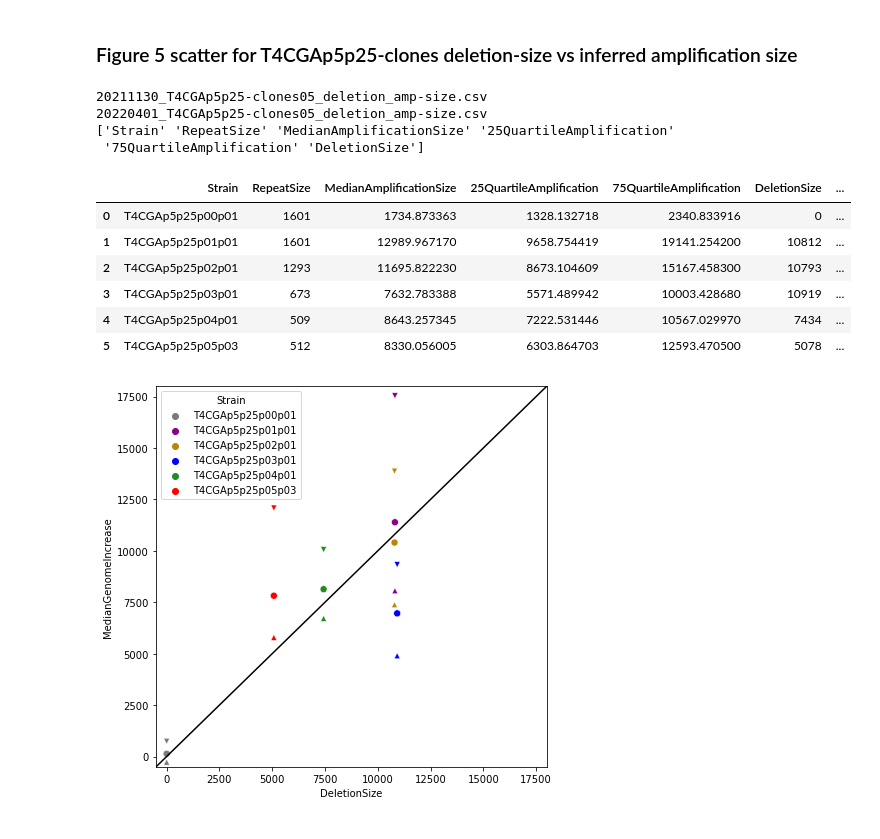
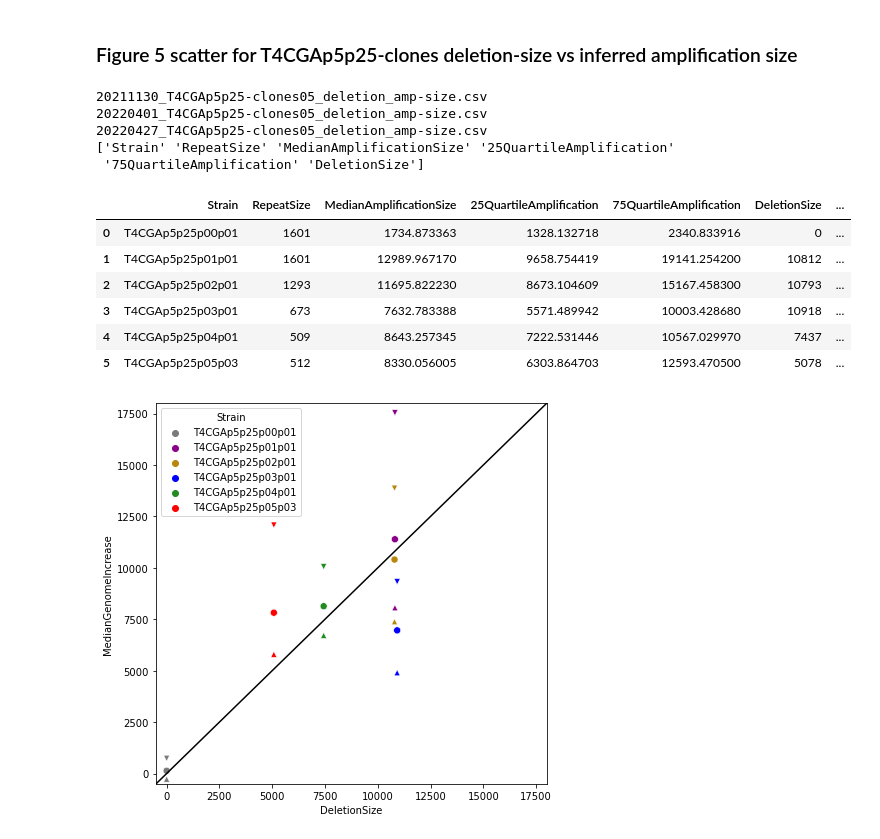
Before and after one commit to sriramsrikant/2022_T4-toxIN-evo, a Jupyter notebook: notebooks/toxIN-gp61p4-evo_paper.ipynb, the cells around one changed output. Cells and saved outputs as stored; diff of their text form; code cells hidden in the pictures.

```diff
--- a/notebooks/toxIN-gp61p4-evo_paper.ipynb
+++ b/notebooks/toxIN-gp61p4-evo_paper.ipynb
@@ -157,31 +157,33 @@ sns.palplot(sns.color_palette("Reds_r", 8))
 # %%
 ##Import csv of data
 csv_data_dir = os.path.join(data_dir, "20210411_T4CGAp5_coverage-maps")
 csv_file_list = [f for f in os.listdir(csv_data_dir) if f.endswith(".csv")]
 print("\n".join(csv_file_list))
 
 #evol_cl_host_test_frame = pd.read_csv(os.path.join(csv_data_dir, "20211130_T4CGAp5p25-clones_host-spot-test.csv"), sep=",")
 #evo_clone_deletion_amplification = pd.read_csv(os.path.join(csv_data_dir, "20211130_T4CGAp5p25-clones05_deletion_amp-size.csv"), sep=",")
-evo_clone_deletion_amplification = pd.read_csv(os.path.join(csv_data_dir, "20220401_T4CGAp5p25-clones05_deletion_amp-size.csv"), sep=",")
+#evo_clone_deletion_amplification = pd.read_csv(os.path.join(csv_data_dir, "20220401_T4CGAp5p25-clones05_deletion_amp-size.csv"), sep=",")
+evo_clone_deletion_amplification = pd.read_csv(os.path.join(csv_data_dir, "20220427_T4CGAp5p25-clones05_deletion_amp-size.csv"), sep=",")
 print(evo_clone_deletion_amplification.columns.values)
 
 evo_clone_deletion_amplification['MedianGenomeIncrease'] = evo_clone_deletion_amplification.apply(lambda row: genome_increase_median(row), axis=1)
 evo_clone_deletion_amplification['25QuartileGenomeIncrease'] = evo_clone_deletion_amplification.apply(lambda row: genome_increase_25quartile(row), axis=1)
 evo_clone_deletion_amplification['75QuartileGenomeIncrease'] = evo_clone_deletion_amplification.apply(lambda row: genome_increase_75quartile(row), axis=1)
 
 #Display dataframe
 evo_clone_deletion_amplification
 # %% [output]
 20211130_T4CGAp5p25-clones05_deletion_amp-size.csv
 20220401_T4CGAp5p25-clones05_deletion_amp-size.csv
+20220427_T4CGAp5p25-clones05_deletion_amp-size.csv
 ['Strain' 'RepeatSize' 'MedianAmplificationSize' '25QuartileAmplification'
  '75QuartileAmplification' 'DeletionSize']
 |  | Strain | RepeatSize | MedianAmplificationSize | 25QuartileAmplification | 75QuartileAmplification | DeletionSize | ... |
 | 0 | T4CGAp5p25p00p01 | 1601 | 1734.873363 | 1328.132718 | 2340.833916 | 0 | ... |
 | 1 | T4CGAp5p25p01p01 | 1601 | 12989.967170 | 9658.754419 | 19141.254200 | 10812 | ... |
 | 2 | T4CGAp5p25p02p01 | 1293 | 11695.822230 | 8673.104609 | 15167.458300 | 10793 | ... |
-| 3 | T4CGAp5p25p03p01 | 673 | 7632.783388 | 5571.489942 | 10003.428680 | 10919 | ... |
-| 4 | T4CGAp5p25p04p01 | 509 | 8643.257345 | 7222.531446 | 10567.029970 | 7434 | ... |
+| 3 | T4CGAp5p25p03p01 | 673 | 7632.783388 | 5571.489942 | 10003.428680 | 10918 | ... |
+| 4 | T4CGAp5p25p04p01 | 509 | 8643.257345 | 7222.531446 | 10567.029970 | 7437 | ... |
 | 5 | T4CGAp5p25p05p03 | 512 | 8330.056005 | 6303.864703 | 12593.470500 | 5078 | ... |
 # %%
 ##Plot scatter of genome increase by amplification vs deletion sizes.
```
Also changed, not shown: parts of 1 cell of this notebook.
